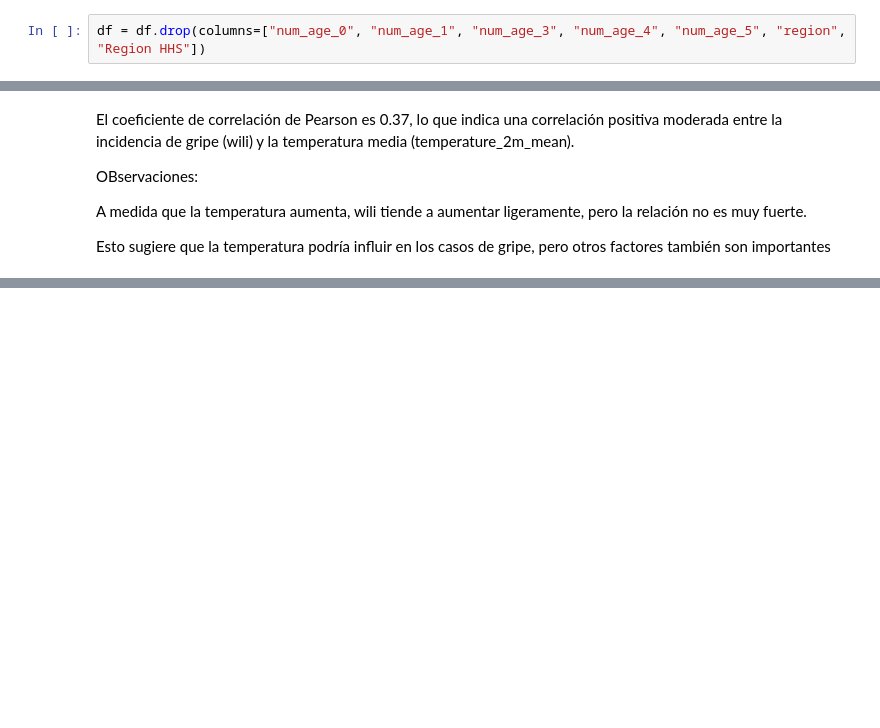
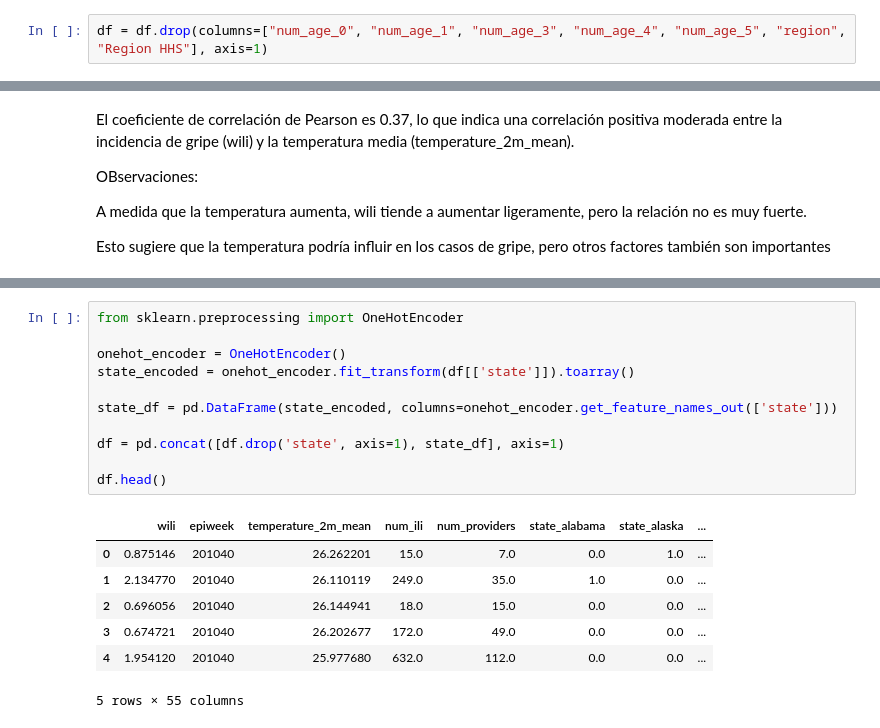
Before and after one commit to Laura-Cruz-Gil/Proyecto_Final_Salud, a Jupyter notebook: src/explore.ipynb, the cells around one changed output, grey strips where cells are left out. Cells and saved outputs as stored; diff of their text form; blank space fills up the shorter version.

```diff
--- a/src/explore.ipynb
+++ b/src/explore.ipynb
@@ -278,7 +278,7 @@ array(['alaska', 'alabama', 'arkansas', 'arizona', 'california',
        'wisconsin', 'west virginia', 'wyoming', 'new york', 'louisiana',
        'florida'], dtype=object)
 # %%
-df = df.drop(columns=["num_age_0", "num_age_1", "num_age_3", "num_age_4", "num_age_5", "region", "Region HHS"])
+df = df.drop(columns=["num_age_0", "num_age_1", "num_age_3", "num_age_4", "num_age_5", "region", "Region HHS"], axis=1)
 # %%
 df.info()
 # %% [output]
@@ -417,0 +512,19 @@ Esto sugiere que la temperatura podría influir en los casos de gripe, pero otro
+# %%
+from sklearn.preprocessing import OneHotEncoder
+
+onehot_encoder = OneHotEncoder()
+state_encoded = onehot_encoder.fit_transform(df[['state']]).toarray()
+
+state_df = pd.DataFrame(state_encoded, columns=onehot_encoder.get_feature_names_out(['state']))
+
+df = pd.concat([df.drop('state', axis=1), state_df], axis=1)
+
+df.head()
+# %% [output]
+|  | wili | epiweek | temperature_2m_mean | num_ili | num_providers | state_alabama | state_alaska | ... |
+| 0 | 0.875146 | 201040 | 26.262201 | 15.0 | 7.0 | 0.0 | 1.0 | ... |
+| 1 | 2.134770 | 201040 | 26.110119 | 249.0 | 35.0 | 1.0 | 0.0 | ... |
+| 2 | 0.696056 | 201040 | 26.144941 | 18.0 | 15.0 | 0.0 | 0.0 | ... |
+| 3 | 0.674721 | 201040 | 26.202677 | 172.0 | 49.0 | 0.0 | 0.0 | ... |
+| 4 | 1.954120 | 201040 | 25.977680 | 632.0 | 112.0 | 0.0 | 0.0 | ... |
+5 rows × 55 columns
```
Also changed, not shown: parts of 13 cells of this notebook.
